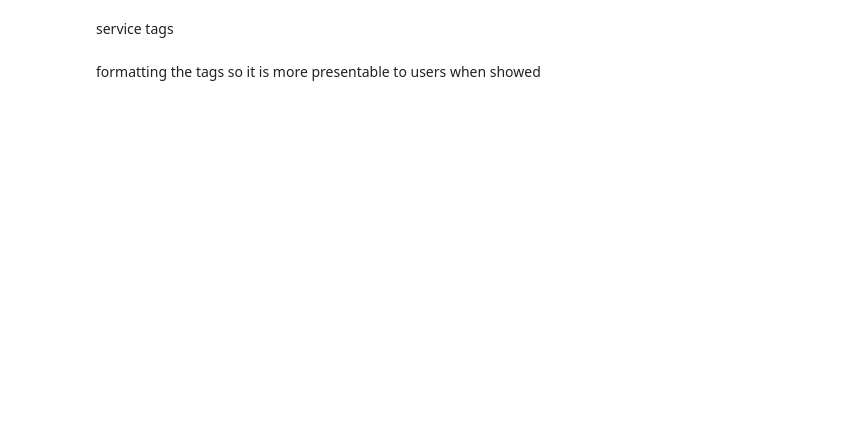
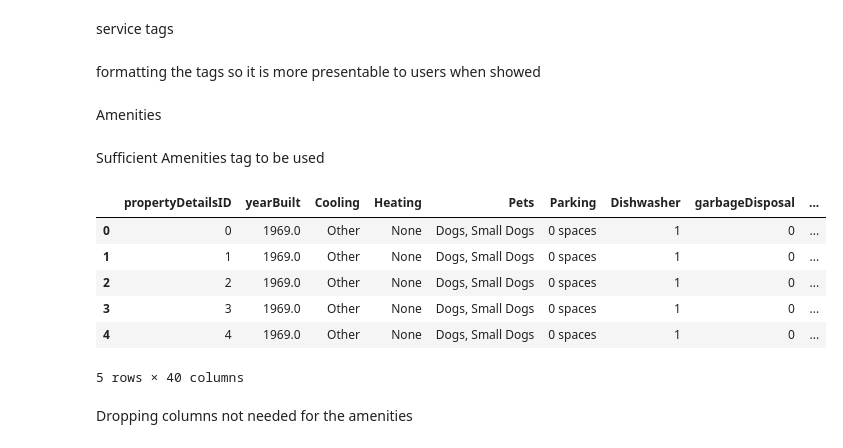
Before and after one commit to oisintheginger/mscfinalproject, a Jupyter notebook: Documents/Stephen_Workspace/Tagging System.ipynb, the cells around one changed output. Cells and saved outputs as stored; diff of their text form; code cells hidden in the pictures; blank space fills up the shorter version.

```diff
--- a/Documents/Stephen_Workspace/Tagging System.ipynb
+++ b/Documents/Stephen_Workspace/Tagging System.ipynb
@@ -198,3 +195,21 @@ tags_table['service_tag'] = tags_table['service_tag'].str.replace('_score', '')
 # %%
 # Removing '_score' from all values in the 'safety_tag' column
 tags_table['service_tag'] = tags_table['service_tag'].str.replace('emergency', 'emergency services')
+# %% [markdown]
+Amenities
+# %% [markdown]
+Sufficient Amenities tag to be used
+# %%
+amenities = pd.read_csv("PropertyDetails_202311271101.csv")
+# %%
+amenities.head()
+# %% [output]
+|  | propertyDetailsID | yearBuilt | Cooling | Heating | Pets | Parking | Dishwasher | garbageDisposal | ... |
+| 0 | 0 | 1969.0 | Other | None | Dogs, Small Dogs | 0 spaces | 1 | 0 | ... |
+| 1 | 1 | 1969.0 | Other | None | Dogs, Small Dogs | 0 spaces | 1 | 0 | ... |
+| 2 | 2 | 1969.0 | Other | None | Dogs, Small Dogs | 0 spaces | 1 | 0 | ... |
+| 3 | 3 | 1969.0 | Other | None | Dogs, Small Dogs | 0 spaces | 1 | 0 | ... |
+| 4 | 4 | 1969.0 | Other | None | Dogs, Small Dogs | 0 spaces | 1 | 0 | ... |
+5 rows × 40 columns
+# %% [markdown]
+Dropping columns not needed for the amenities
```
Also changed, not shown: parts of 7 cells of this notebook.
